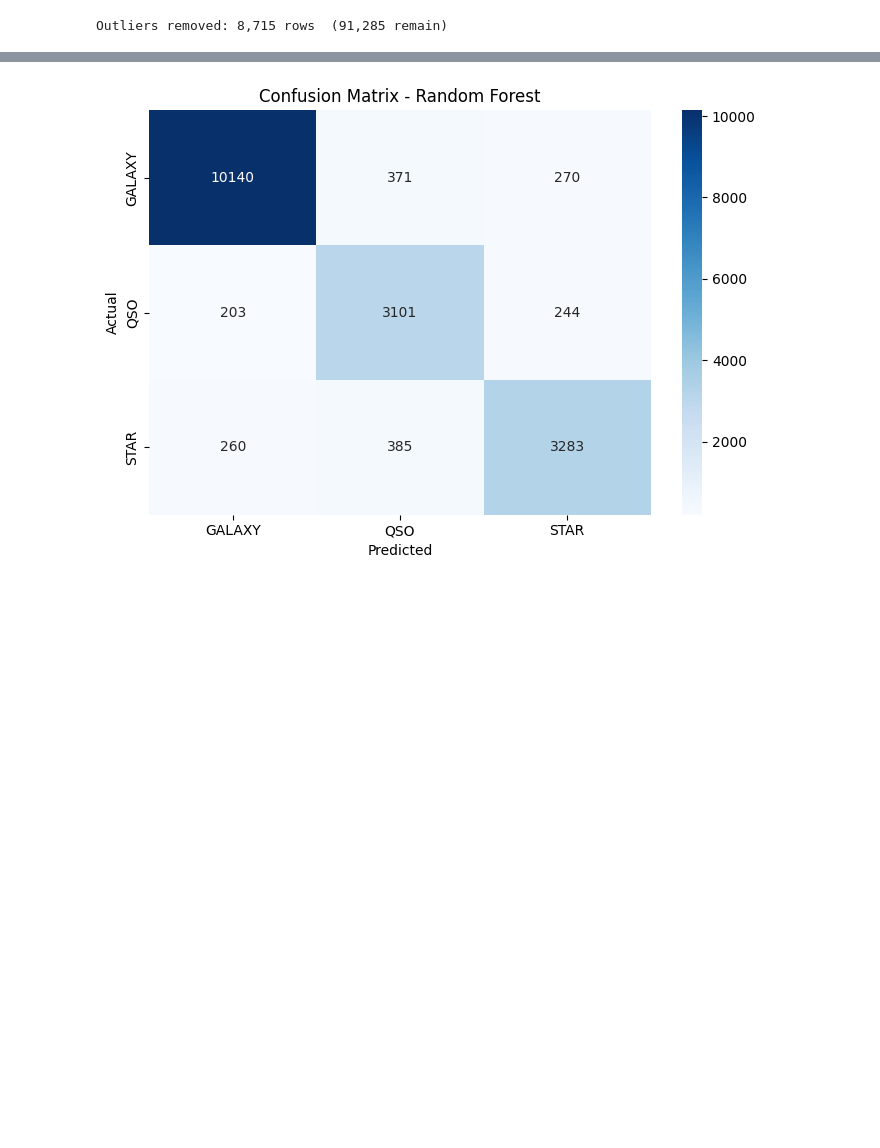
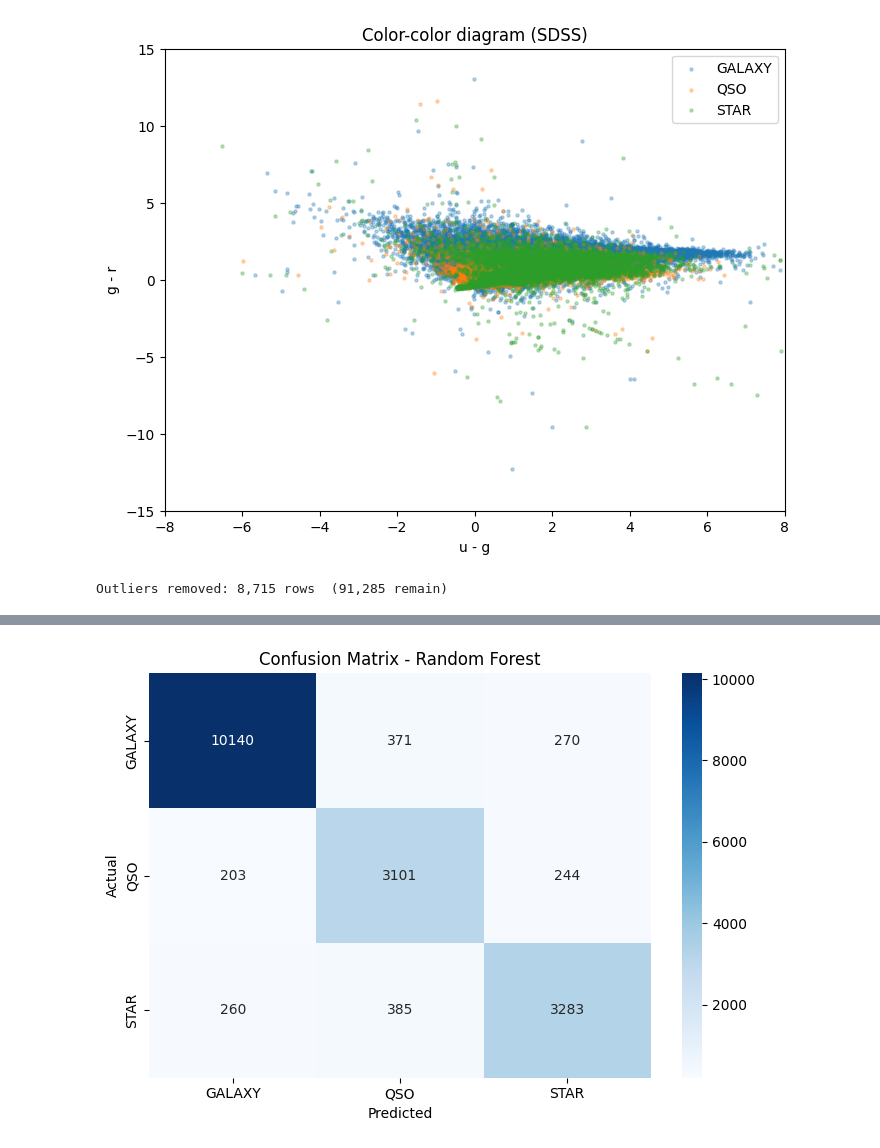
Before and after one commit to nicolomeneguzzo/Computational-Physics-2026, a Jupyter notebook: Astrophysical-Objects-Recognition/notebooks/enrica_random_forest.ipynb, the cells around one changed output, grey strips where cells are left out. Saved outputs shown, nothing was run; the diff lists cells and outputs as text; code cells hidden in the pictures; blank space fills up the shorter version.

```diff
--- a/Astrophysical-Objects-Recognition/notebooks/enrica_random_forest.ipynb
+++ b/Astrophysical-Objects-Recognition/notebooks/enrica_random_forest.ipynb
@@ -19,22 +19,41 @@ from stellar_classification.models.trees import SimpleRandomForest
 # %%
 #importo i dati
 
 data_path = '../stellar_classification/stellar_classification/data/star_classification.csv'
 star = pd.read_csv(data_path)
 
 # -------- Color indexes ----------
 star["u_g"] = star["u"] - star["g"]
 star["g_r"] = star["g"] - star["r"]
 star["r_i"] = star["r"] - star["i"]
 star["i_z"] = star["i"] - star["z"]
 
-X_train, X_val, X_test, y_train, y_val, y_test, label_encoder, scaler, feature_names = sc.prepare_splits(
-    star, target_col='class', test_size=0.2, val_ratio=0.25,
-    random_state=42, apply_outlier_removal=True
-)
-class_names = list(label_encoder.classes_)
+plt.figure(figsize=(8,6))
+
+for c in star['class'].unique():
+    subset = star[star['class'] == c]
+    plt.scatter(subset['u_g'], subset['g_r'],
+                label=c,
+                s=5,
+                alpha=0.3)
+    plt.xlim(-8, 8)
+    plt.ylim(-15, 15)
+
+plt.xlabel('u - g')
+plt.ylabel('g - r')
+plt.legend()
+plt.title('Color-color diagram (SDSS)')
+plt.show()
 # %% [output]
-Outliers removed: 8,715 rows  (91,285 remain)
+[figure, added]
+# %%
+X_train, X_val, X_test, y_train, y_val, y_test, label_encoder, scaler, feature_names = sc.prepare_splits(
+    star, target_col='class', test_size=0.2, val_ratio=0.25,
+    random_state=42, apply_outlier_removal=True
+)
+class_names = list(label_encoder.classes_)
+# %% [output]
+Outliers removed: 8,715 rows  (91,285 remain)
 # %%
 #train su random forest ed extra trees
 models = sc.train_trees_with_tuning(X_train, y_train, X_val, y_val, n_iter=5, cv=3)
```
Also changed, not shown: parts of 5 cells of this notebook, 2 other files.
